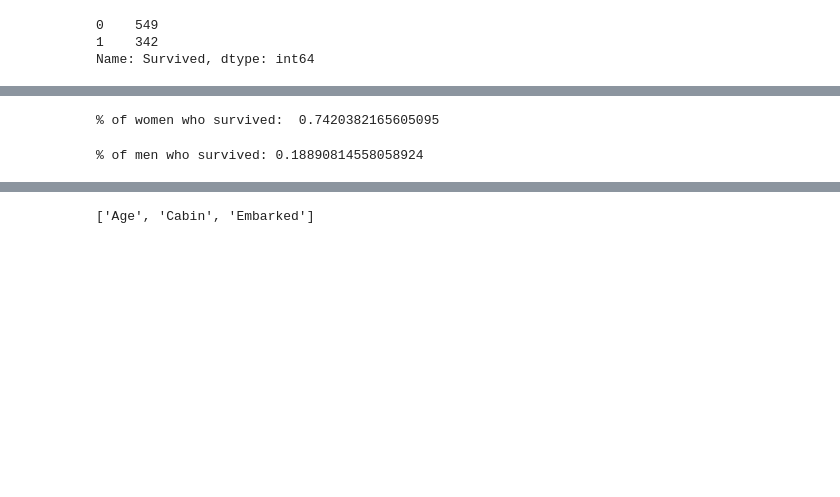
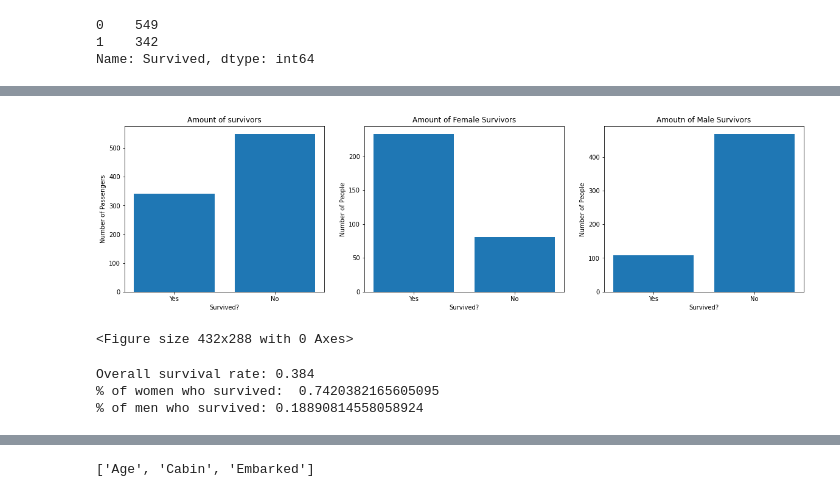
Before and after one commit to zhihil/data-science-notebooks, a Jupyter notebook: titanic/note-1.ipynb, the cells around one changed output, grey strips where cells are left out. Drawn from its saved outputs; the diff is of its cells as text; code cells hidden in the pictures; blank space fills up the shorter version.

Commit message:
feat: exploratory data analysis

```diff
--- a/titanic/note-1.ipynb
+++ b/titanic/note-1.ipynb
@@ -61,14 +46,54 @@ Overall survival rate: 0.384
-# %%
-women = train_data.loc[train_data.Sex == 'female']['Survived']
-rate_women = sum(women) / len(women)
-
-print("% of women who survived: ", rate_women)
-# %% [output]
-% of women who survived:  0.7420382165605095
-# %%
-men = train_data.loc[train_data.Sex == 'male']['Survived']
-rate_men = sum(men) / len(men)
-
-print("% of men who survived:", rate_men)
-# %% [output]
-% of men who survived: 0.18890814558058924
+# %%
+import matplotlib.pyplot as plt
+
+women = train_data.loc[train_data.Sex == 'female']['Survived']
+
+men = train_data.loc[train_data.Sex == 'male']['Survived']
+
+# Plotting total survivors
+tot_survived = len(train_data[train_data['Survived'] == 1])
+total = len(train_data)
+
+fig, ax = plt.subplots(1, 3, figsize=(20, 5))
+
+ax[0].bar(['Yes', 'No'],
+         [tot_survived, total - tot_survived])
+ax[0].set_xlabel('Survived?')
+ax[0].set_ylabel('Number of Passengers')
+ax[0].set_title('Amount of survivors')
+
+# Plotting women survivors
+women_survived = sum(women)
+women_total = len(women)
+
+fig = plt.figure()
+ax[1].bar(['Yes', 'No'],
+            [women_survived, women_total - women_survived])
+ax[1].set_xlabel('Survived?')
+ax[1].set_ylabel('Number of People')
+ax[1].set_title('Amount of Female Survivors')
+
+# Plotting male survivors
+men_survived = sum(men)
+men_total = len(men)
+
+ax[2].bar(['Yes', 'No'],
+        [men_survived, men_total - men_survived])
+ax[2].set_xlabel('Survived?')
+ax[2].set_ylabel('Number of People')
+ax[2].set_title('Amoutn of Male Survivors')
+
+plt.show()
+
+rate_women = women_survived / women_total
+rate_men = men_survived / men_total
+
+print("\nOverall survival rate: {0:.3f}".format(tot_survived / total))
+print("% of women who survived: ", rate_women)
+print("% of men who survived:", rate_men)
+# %% [output]
+[figure, added]
+<Figure size 432x288 with 0 Axes>
+Overall survival rate: 0.384
+% of women who survived:  0.7420382165605095
+% of men who survived: 0.18890814558058924
```
Also changed, not shown: parts of 17 cells of this notebook.
